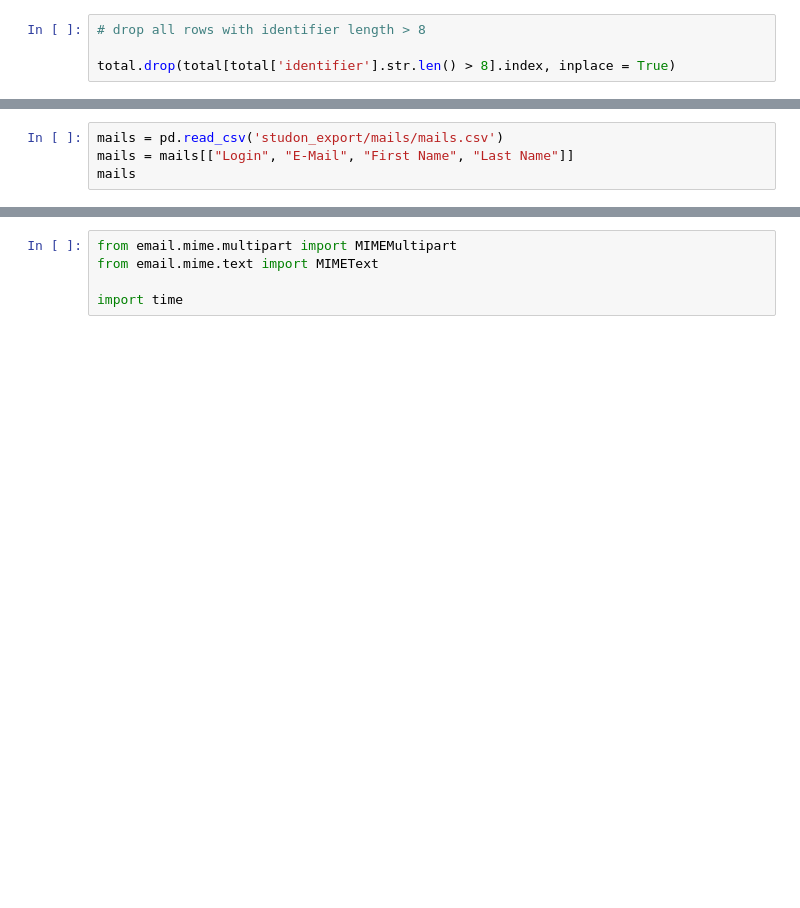
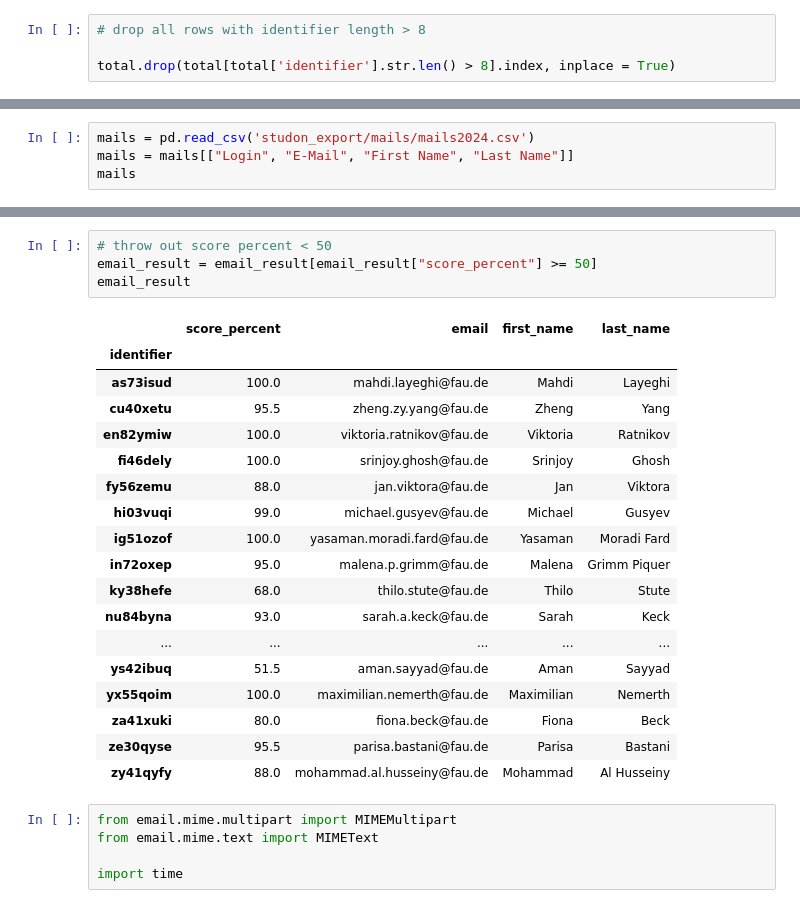
Before and after one commit to digikolleg-data-science-psychology/ads_exercise, a Jupyter notebook: calculate_score.ipynb, the cells around one changed output, grey strips where cells are left out. Drawn from its saved outputs; the diff is of its cells as text; blank space fills up the shorter version.

```diff
--- a/calculate_score.ipynb
+++ b/calculate_score.ipynb
@@ -190,4 +192,4 @@ total.to_csv(output_path.joinpath("2024_after_8.csv"))
 # %%
-mails = pd.read_csv('studon_export/mails/mails.csv')
+mails = pd.read_csv('studon_export/mails/mails2024.csv')
 mails = mails[["Login", "E-Mail", "First Name", "Last Name"]]
 mails
@@ -201,3 +251,26 @@ email_result
+# %%
+# throw out score percent < 50
+email_result = email_result[email_result["score_percent"] >= 50]
+email_result
+# %% [output]
+|  | score_percent | email | first_name | last_name |
+| identifier |  |  |  |  |
+| as73isud | 100.0 | mahdi.layeghi@fau.de | Mahdi | Layeghi |
+| cu40xetu | 95.5 | zheng.zy.yang@fau.de | Zheng | Yang |
+| en82ymiw | 100.0 | viktoria.ratnikov@fau.de | Viktoria | Ratnikov |
+| fi46dely | 100.0 | srinjoy.ghosh@fau.de | Srinjoy | Ghosh |
+| fy56zemu | 88.0 | jan.viktora@fau.de | Jan | Viktora |
+| hi03vuqi | 99.0 | michael.gusyev@fau.de | Michael | Gusyev |
+| ig51ozof | 100.0 | yasaman.moradi.fard@fau.de | Yasaman | Moradi Fard |
+| in72oxep | 95.0 | malena.p.grimm@fau.de | Malena | Grimm Piquer |
+| ky38hefe | 68.0 | thilo.stute@fau.de | Thilo | Stute |
+| nu84byna | 93.0 | sarah.a.keck@fau.de | Sarah | Keck |
+| ... | ... | ... | ... | ... |
+| ys42ibuq | 51.5 | aman.sayyad@fau.de | Aman | Sayyad |
+| yx55qoim | 100.0 | maximilian.nemerth@fau.de | Maximilian | Nemerth |
+| za41xuki | 80.0 | fiona.beck@fau.de | Fiona | Beck |
+| ze30qyse | 95.5 | parisa.bastani@fau.de | Parisa | Bastani |
+| zy41qyfy | 88.0 | mohammad.al.husseiny@fau.de | Mohammad | Al Husseiny |
 # %%
 from email.mime.multipart import MIMEMultipart
 from email.mime.text import MIMEText
```
Also changed, not shown: parts of 13 cells of this notebook, 1 other file.
